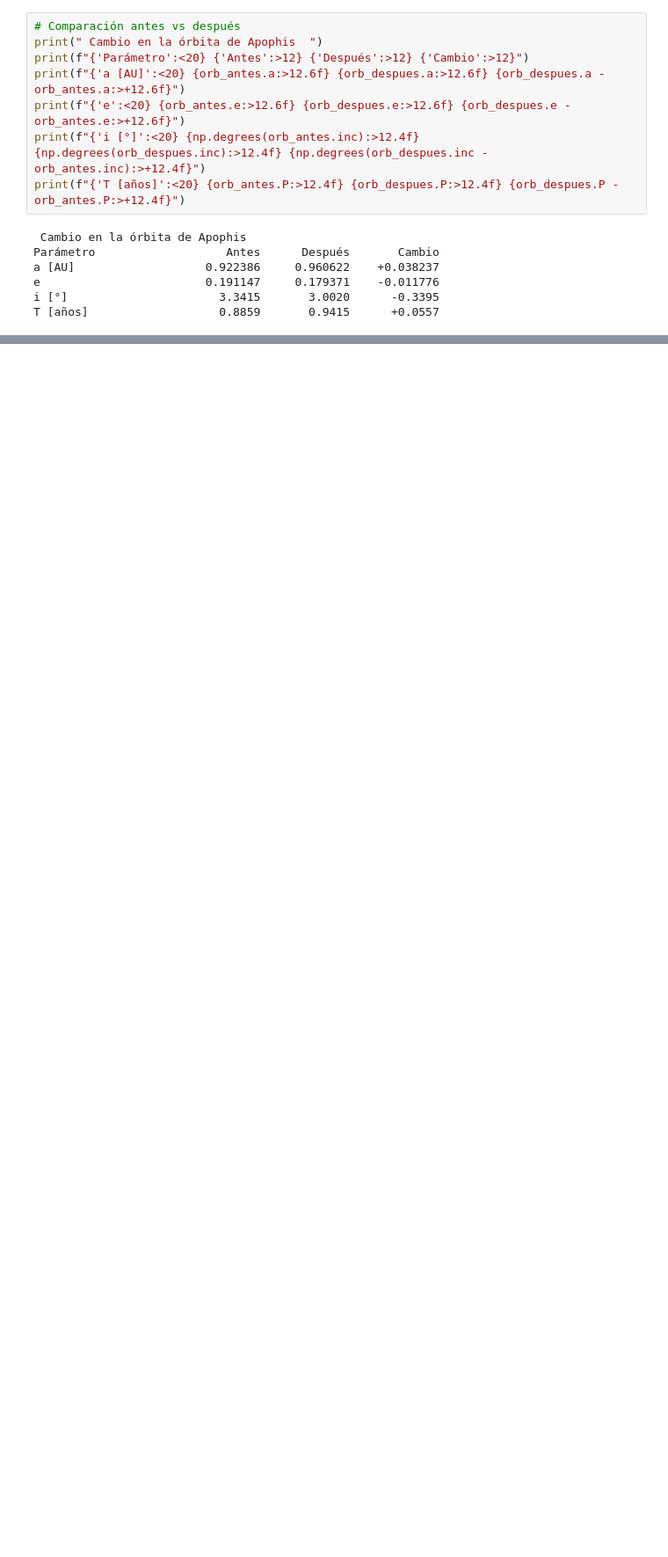
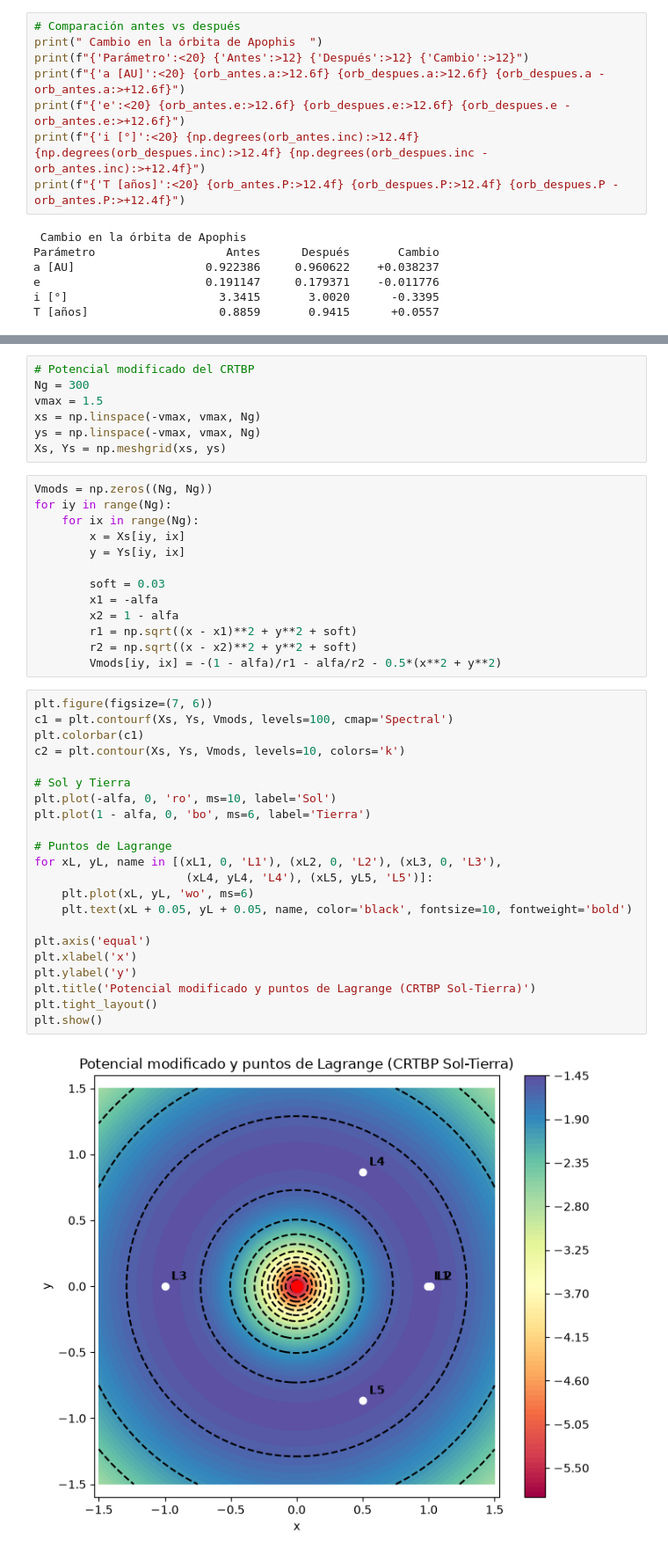
Before and after one commit to meccel-2026-2/Proyecto-del-curso-Apophis, a Jupyter notebook: proyecto-del-curso-Apophis---revision.ipynb, the cells around one changed output, grey strips where cells are left out. Shown at 88% size. Saved outputs shown, nothing was run; the diff lists cells and outputs as text; blank space fills up the shorter version.

```diff
--- a/proyecto-del-curso-Apophis---revision.ipynb
+++ b/proyecto-del-curso-Apophis---revision.ipynb
@@ -1094,3 +1307,47 @@ T [años]                   0.8859       0.9415      +0.0557
+# %%
+# Potencial modificado del CRTBP
+Ng = 300
+vmax = 1.5
+xs = np.linspace(-vmax, vmax, Ng)
+ys = np.linspace(-vmax, vmax, Ng)
+Xs, Ys = np.meshgrid(xs, ys)
+# %%
+Vmods = np.zeros((Ng, Ng))
+for iy in range(Ng):
+    for ix in range(Ng):
+        x = Xs[iy, ix]
+        y = Ys[iy, ix]
+
+        soft = 0.03
+        x1 = -alfa
+        x2 = 1 - alfa
+        r1 = np.sqrt((x - x1)**2 + y**2 + soft)
+        r2 = np.sqrt((x - x2)**2 + y**2 + soft)
+        Vmods[iy, ix] = -(1 - alfa)/r1 - alfa/r2 - 0.5*(x**2 + y**2)
+# %%
+plt.figure(figsize=(7, 6))
+c1 = plt.contourf(Xs, Ys, Vmods, levels=100, cmap='Spectral')
+plt.colorbar(c1)
+c2 = plt.contour(Xs, Ys, Vmods, levels=10, colors='k')
+
+# Sol y Tierra
+plt.plot(-alfa, 0, 'ro', ms=10, label='Sol')
+plt.plot(1 - alfa, 0, 'bo', ms=6, label='Tierra')
+
+# Puntos de Lagrange
+for xL, yL, name in [(xL1, 0, 'L1'), (xL2, 0, 'L2'), (xL3, 0, 'L3'),
+                      (xL4, yL4, 'L4'), (xL5, yL5, 'L5')]:
+    plt.plot(xL, yL, 'wo', ms=6)
+    plt.text(xL + 0.05, yL + 0.05, name, color='black', fontsize=10, fontweight='bold')
+
+plt.axis('equal')
+plt.xlabel('x')
+plt.ylabel('y')
+plt.title('Potencial modificado y puntos de Lagrange (CRTBP Sol-Tierra)')
+plt.tight_layout()
+plt.show()
+# %% [output]
+[figure, added]
 # %% [markdown]
 ### Conclusiones
 
```
Also changed, not shown: parts of 52 cells of this notebook.
